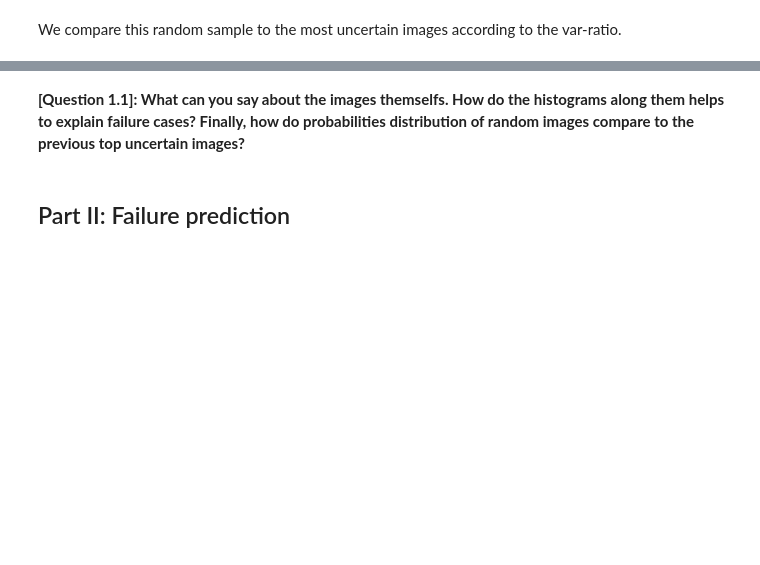
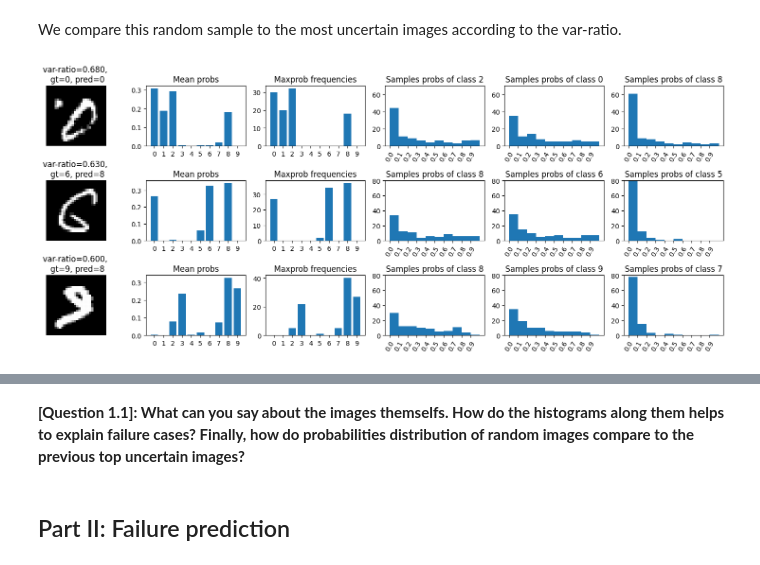
Before and after one commit to Benhaddad-sabrina/RDFIA, a Jupyter notebook: Part 3/BENHADDAD_BENSIDHOUM_3_c_Uncertainty_Applications.ipynb, the cells around one changed output, grey strips where cells are left out. Cells and saved outputs as stored; diff of their text form; code cells hidden in the pictures; blank space fills up the shorter version.

```diff
--- a/Part 3/BENHADDAD_BENSIDHOUM 3_c_Uncertainty_Applications.ipynb
+++ b/Part 3/BENHADDAD_BENSIDHOUM_3_c_Uncertainty_Applications.ipynb
@@ -329,6 +367,13 @@ We compare this random sample to the most uncertain images according to the var-
 # %%
 #@title **[CODING TASK]** Visualize the top-3 most uncertain images along with their var-ratios value
 
 # ============ YOUR CODE HERE ============
 # Re-use the function 'plot_predicted_images' to visualize
 # results.
+
+top_3 = uncertainty_var.argsort()[-3:][::-1]
+top_3
+uncertainty_var[top_3]
+plot_predicted_images(top_3, test_loader.dataset.data, pred_var, labels, uncertainty_var, hists, mc_samples,'1.most_uncertain.png')
+# %% [output]
+[figure, added]
```
Also changed, not shown: parts of 25 cells of this notebook, 1 other file.
